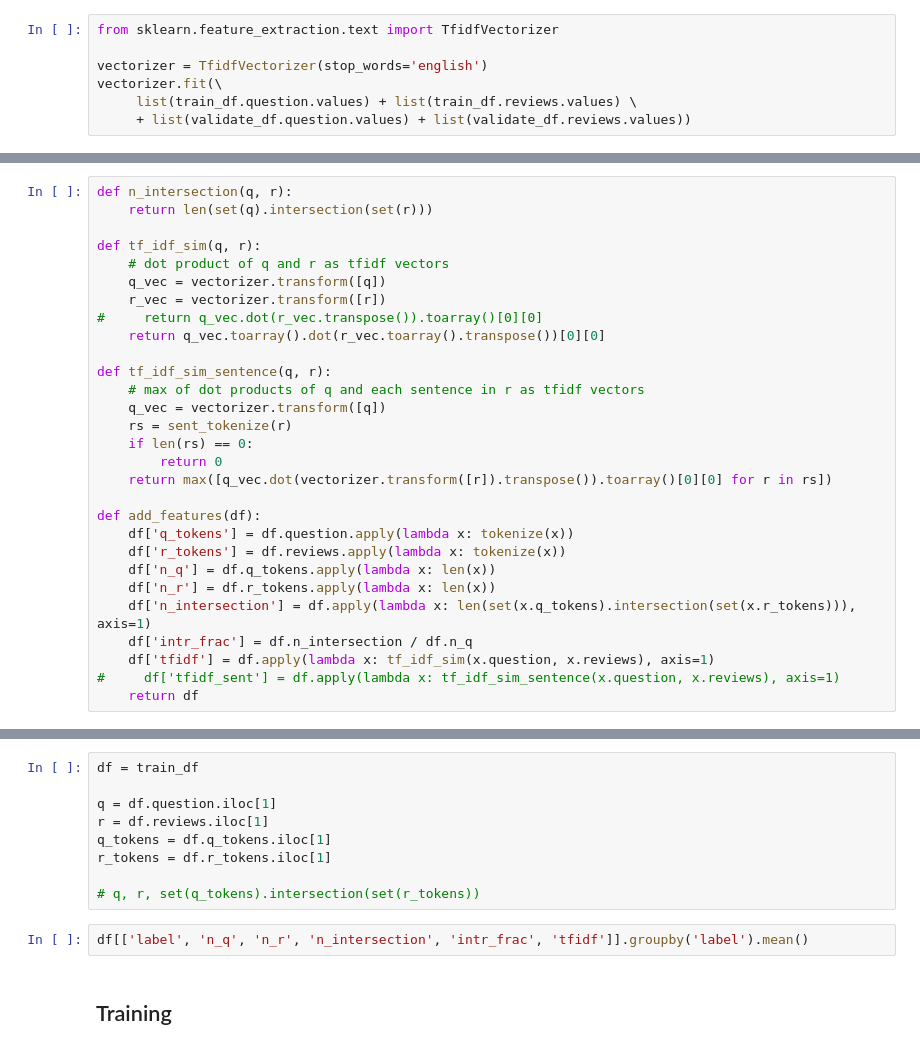
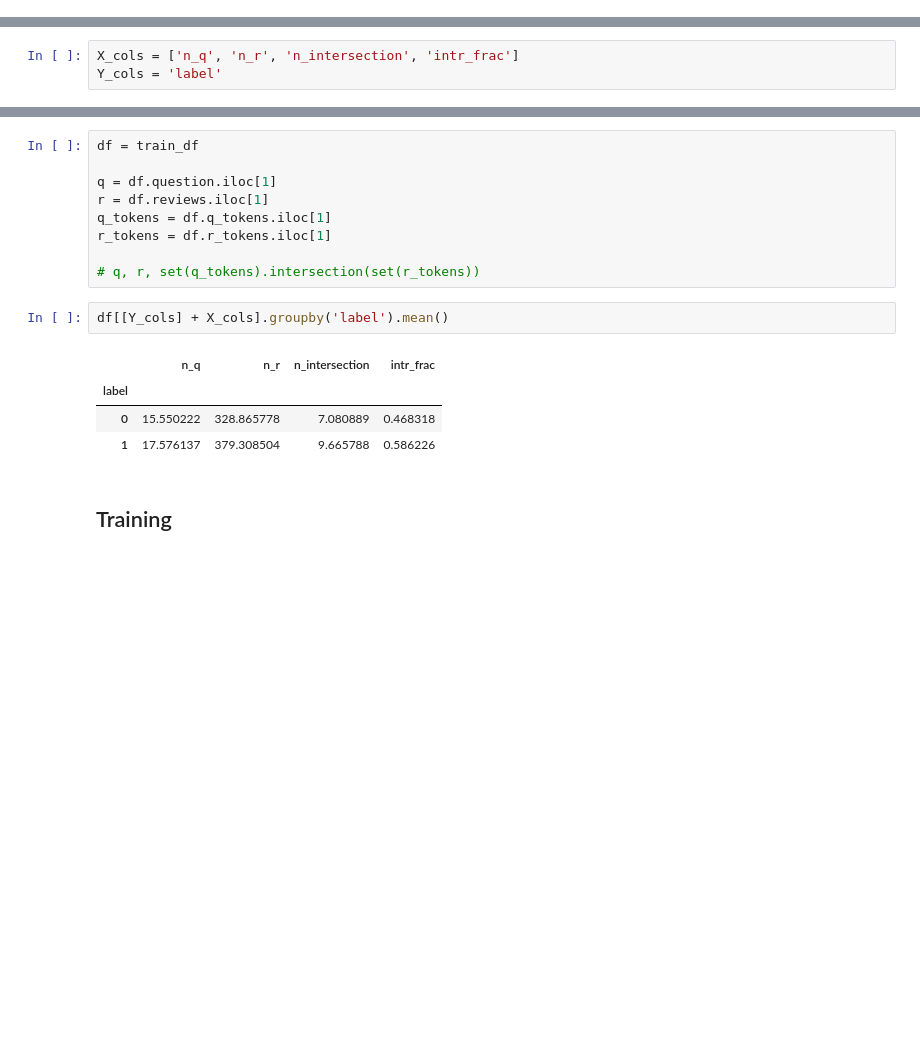
Before and after one commit to amazonqa/amazonqa, a Jupyter notebook: src/mturk/QuestionClassification.ipynb, the cells around one changed output, grey strips where cells are left out. Saved outputs shown, nothing was run; the diff lists cells and outputs as text; blank space fills up the shorter version.

Commit message:
question classification

```diff
--- a/src/mturk/QuestionClassification.ipynb
+++ b/src/mturk/QuestionClassification.ipynb
@@ -198,13 +187,6 @@ vectorizer.fit(list(df.question.values) + list(df.reviews.values))
 df = train_df
 # %%
 train_df_raw, test_df_raw, validate_df_raw = list(map(lambda x: x.copy(), [train_df, test_df, validate_df]))
-# %%
-from sklearn.feature_extraction.text import TfidfVectorizer
-
-vectorizer = TfidfVectorizer(stop_words='english')
-vectorizer.fit(\
-     list(train_df.question.values) + list(train_df.reviews.values) \
-     + list(validate_df.question.values) + list(validate_df.reviews.values))
 # %%
 def tokenize(text):
     punctuations = string.punctuation.replace("\'", '')
@@ -229,29 +214,0 @@ print(x.toarray().dot(y.toarray().transpose())[0][0])
-# %%
-def n_intersection(q, r):
-    return len(set(q).intersection(set(r)))
-
-def tf_idf_sim(q, r):
-    # dot product of q and r as tfidf vectors
-    q_vec = vectorizer.transform([q])
-    r_vec = vectorizer.transform([r])
-#     return q_vec.dot(r_vec.transpose()).toarray()[0][0]
-    return q_vec.toarray().dot(r_vec.toarray().transpose())[0][0]
-
-def tf_idf_sim_sentence(q, r):
-    # max of dot products of q and each sentence in r as tfidf vectors
-    q_vec = vectorizer.transform([q])
-    rs = sent_tokenize(r)
-    if len(rs) == 0:
-        return 0
-    return max([q_vec.dot(vectorizer.transform([r]).transpose()).toarray()[0][0] for r in rs])
-
-def add_features(df):
-    df['q_tokens'] = df.question.apply(lambda x: tokenize(x))
-    df['r_tokens'] = df.reviews.apply(lambda x: tokenize(x))
-    df['n_q'] = df.q_tokens.apply(lambda x: len(x))
-    df['n_r'] = df.r_tokens.apply(lambda x: len(x))
-    df['n_intersection'] = df.apply(lambda x: len(set(x.q_tokens).intersection(set(x.r_tokens))), axis=1)
-    df['intr_frac'] = df.n_intersection / df.n_q
-    df['tfidf'] = df.apply(lambda x: tf_idf_sim(x.question, x.reviews), axis=1)
-#     df['tfidf_sent'] = df.apply(lambda x: tf_idf_sim_sentence(x.question, x.reviews), axis=1)
-    return df
@@ -260,3 +278,6 @@ train_df, test_df, validate_df = list(map(add_features, [train_df_raw, test_df_r
+# %%
+X_cols = ['n_q', 'n_r', 'n_intersection', 'intr_frac']
+Y_cols = 'label'
 # %% [markdown]
 ## Analysis
 # %%
@@ -269,7 +290,12 @@ r_tokens = df.r_tokens.iloc[1]
 
 # q, r, set(q_tokens).intersection(set(r_tokens))
 # %%
-df[['label', 'n_q', 'n_r', 'n_intersection', 'intr_frac', 'tfidf']].groupby('label').mean()
+df[[Y_cols] + X_cols].groupby('label').mean()
+# %% [output]
+|  | n_q | n_r | n_intersection | intr_frac |
+| label |  |  |  |  |
+| 0 | 15.550222 | 328.865778 | 7.080889 | 0.468318 |
+| 1 | 17.576137 | 379.308504 | 9.665788 | 0.586226 |
 # %% [markdown]
 ## Training
 # %%
```
Also changed, not shown: parts of 21 cells of this notebook.
